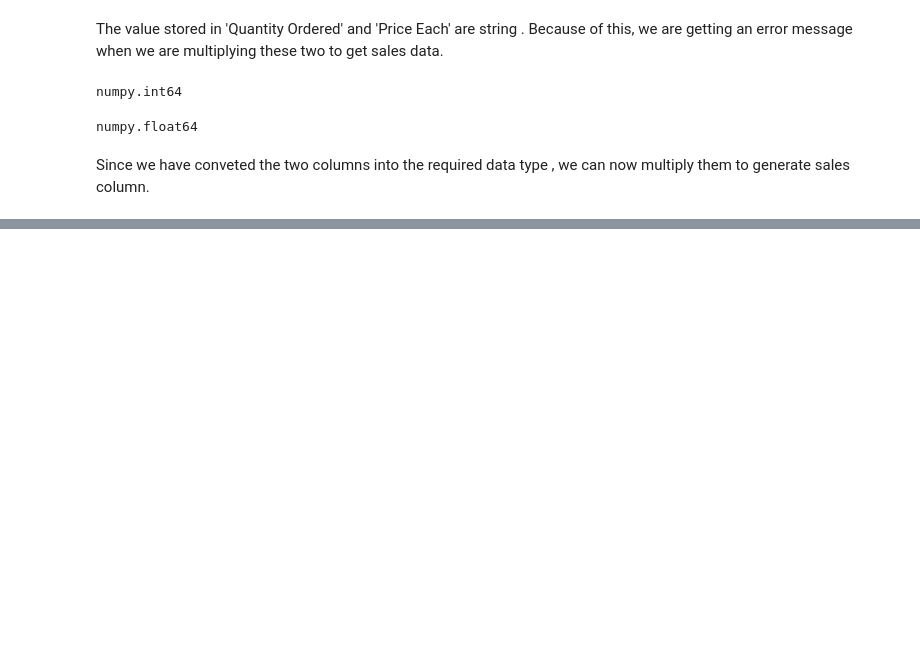
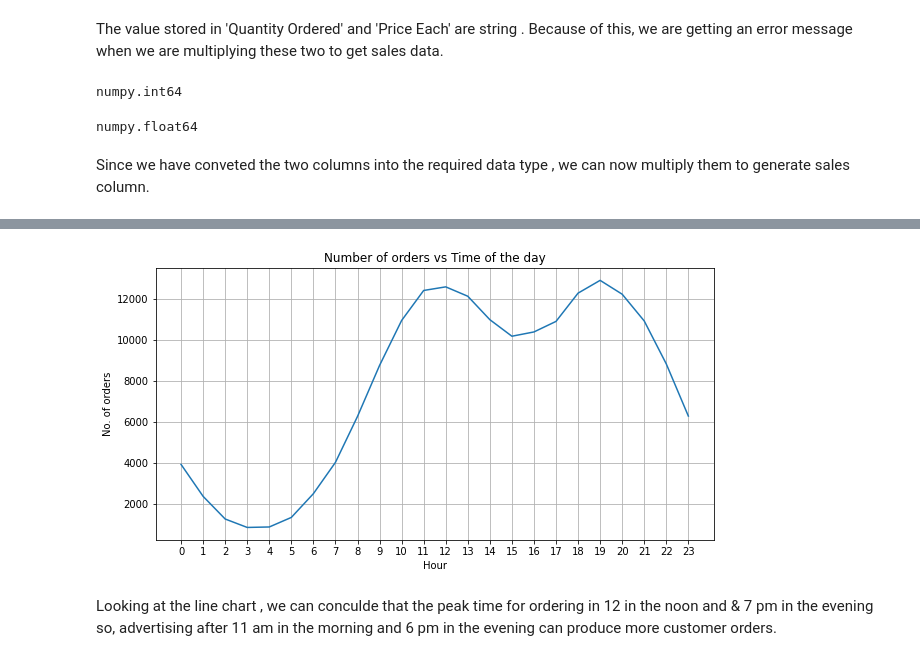
Before and after one commit to Raknala/Sales-data-analysis, a Jupyter notebook: sales_analysis.ipynb, the cells around one changed output, grey strips where cells are left out. Drawn from its saved outputs; the diff is of its cells as text; code cells hidden in the pictures; blank space fills up the shorter version.

```diff
--- a/sales_analysis.ipynb
+++ b/sales_analysis.ipynb
@@ -221,0 +365,6 @@ data.head()
+# %%
+data['Hour']=data['Order Date'].dt.hour
+# %%
+data['Minute']=data['Order Date'].dt.minute
+# %%
+data['Count']=1
@@ -221,0 +380,2 @@ data.head()
+# %%
+hours = data.groupby(['Hour']).count()
@@ -221,0 +403,13 @@ data.head()
+# %%
+plt.figure(figsize=(10,5))
+plt.plot(hours.index,hours.Count)
+plt.title('Number of orders vs Time of the day')
+plt.xticks(hours.index)
+plt.xlabel('Hour')
+plt.ylabel('No. of orders')
+plt.grid()
+plt.show()
+# %% [output]
+[figure, added]
+# %% [markdown]
+Looking at the line chart , we can conculde that the peak time for ordering in 12 in the noon and & 7 pm in the evening so, advertising after 11 am in the morning and 6 pm in the evening can produce more customer orders.
```
Also changed, not shown: parts of 28 cells of this notebook.
